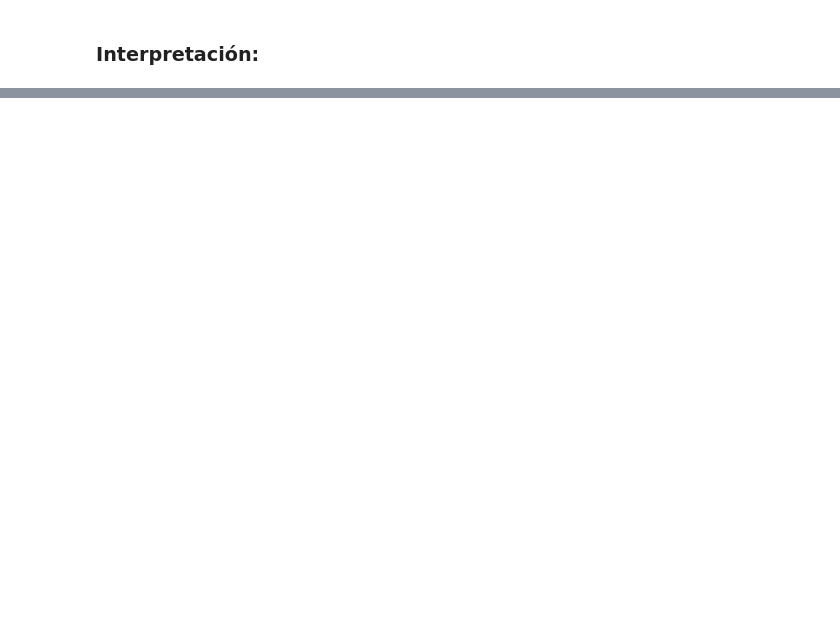
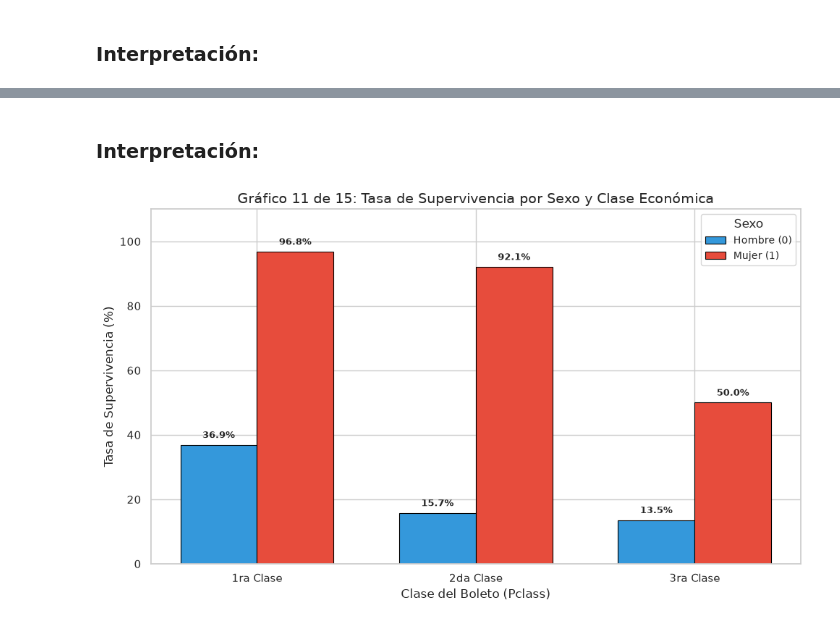
Before and after one commit to k3na1/preprocesamiento-titanic, a Jupyter notebook: titanic_analisis.ipynb, the cells around one changed output, grey strips where cells are left out. Drawn from its saved outputs; the diff is of its cells as text; code cells hidden in the pictures; blank space fills up the shorter version.

```diff
--- a/titanic_analisis.ipynb
+++ b/titanic_analisis.ipynb
@@ -277,0 +475,47 @@ plt.show()
+# %% [markdown]
+### Interpretación:
+# %%
+# Gráfico 11 de 15: Supervivencia por Sexo y Clase Económica (Análisis Multivariado)
+# Exploramos la interacción de dos factores clave simultáneamente.
+# La regla "Mujeres y niños primero" ¿se aplicó equitativamente entre clases?
+fig, ax = plt.subplots(figsize=(10, 6))
+
+# Creamos una tabla pivote con la tasa de supervivencia por Sexo y Pclass
+pivot_data = df_clean.pivot_table(
+    values='Survived', index='Pclass', columns='Sex', aggfunc='mean'
+) * 100
+
+# Gráfico de barras agrupadas
+x = np.arange(len(pivot_data.index))
+width = 0.35
+
+barras_hombre = ax.bar(x - width/2, pivot_data[0], width, label='Hombre (0)',
+                       color='#3498db', edgecolor='black', linewidth=0.8)
+barras_mujer = ax.bar(x + width/2, pivot_data[1], width, label='Mujer (1)',
+                      color='#e74c3c', edgecolor='black', linewidth=0.8)
+
+# Etiquetas sobre las barras
+for barra in barras_hombre:
+    h = barra.get_height()
+    ax.text(barra.get_x() + barra.get_width()/2., h + 1.5,
+            f'{h:.1f}%', ha='center', va='bottom', fontsize=9, fontweight='bold')
+
+for barra in barras_mujer:
+    h = barra.get_height()
+    ax.text(barra.get_x() + barra.get_width()/2., h + 1.5,
+            f'{h:.1f}%', ha='center', va='bottom', fontsize=9, fontweight='bold')
+
+# Corrección de Warning: set_xticks antes de set_xticklabels
+ax.set_xticks(x)
+ax.set_xticklabels(['1ra Clase', '2da Clase', '3ra Clase'])
+
+ax.set_title('Gráfico 11 de 15: Tasa de Supervivencia por Sexo y Clase Económica', fontsize=14)
+ax.set_xlabel('Clase del Boleto (Pclass)', fontsize=12)
+ax.set_ylabel('Tasa de Supervivencia (%)', fontsize=12)
+ax.set_ylim(0, 110)
+ax.legend(title='Sexo', fontsize=10)
+
+plt.tight_layout()
+plt.show()
+# %% [output]
+[figure, added]
```
Also changed, not shown: parts of 22 cells of this notebook.
